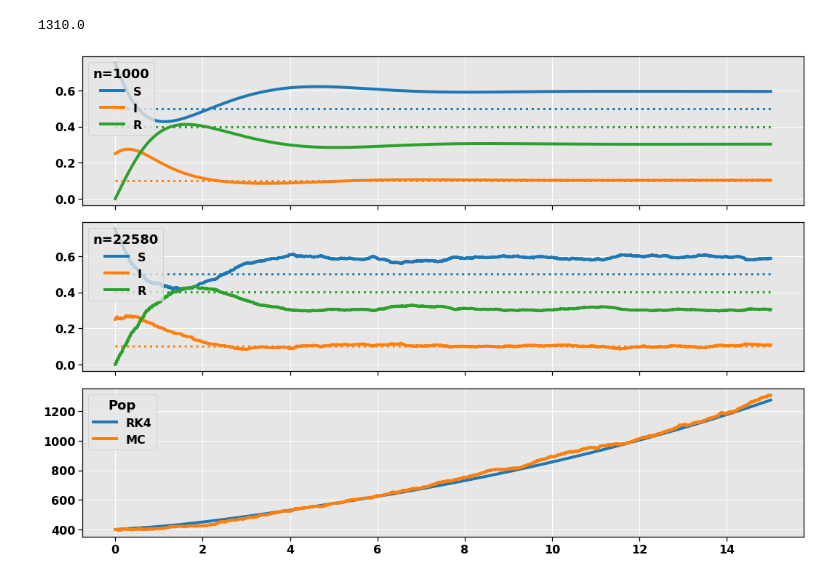
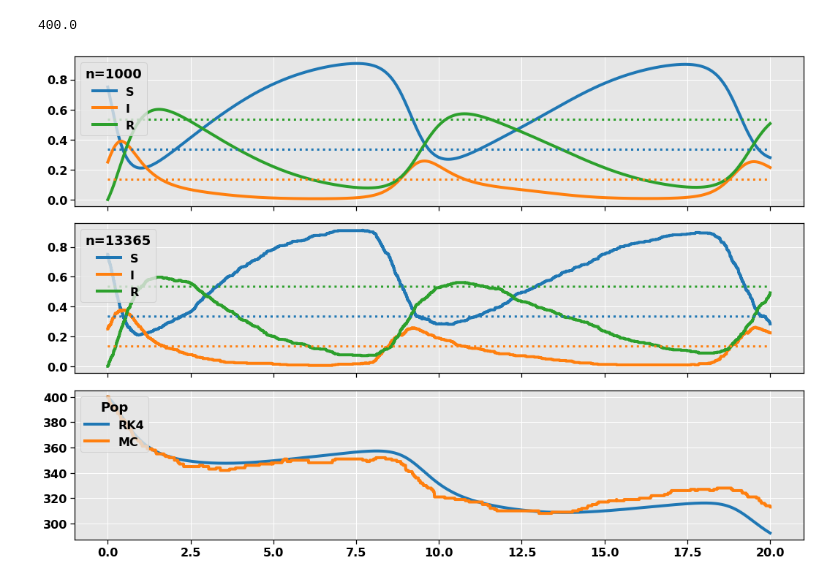
Before and after one commit to fonstelien/FYS4150, a Jupyter notebook: project5/source/project5.ipynb, the cells around one changed output. Saved outputs shown, nothing was run; the diff lists cells and outputs as text; code cells hidden in the pictures.

```diff
--- a/project5/source/project5.ipynb
+++ b/project5/source/project5.ipynb
@@ -179,17 +34,18 @@ class SirsSolver:
 # %%
-tn = 15
+#%%timeit -r 1
+tn = 20
 
 N0 = 400
 I0 = 100
 a = 4
 b = 2
 c = .5
-e = .2
-d = .1
-dI = .2
+e = .02
+d = .01
+dI = .3
 
-#fa = (lambda t: 4 + 2*np.cos((2*np.pi/10)*(t)))
-fa = (lambda t: a)
+fa = (lambda t: 4 + 2*np.cos((2*np.pi/10)*(t)))
+#fa = (lambda t: a)
 #f = (lambda t: .05 + .02*np.cos((2*np.pi/10)*(t)))
 f = (lambda t: .0)
 
@@ -212,34 +68,33 @@ if True:
     ax.plot(solver1.t, np.zeros(n+1) + i, ':', color=COLORS[1], lw=3)
     ax.plot(solver1.t, np.zeros(n+1) + r, ':', color=COLORS[2], lw=3)
 
 
 ax = axes[1]
-n = 1000
 sirs2 = Sirs(N0, I0, fa=fa, b=b, c=c, e=e, d=d, dI=dI, f=f)
 solver2 = SirsSolver(sirs2)
-solver2.run_mc(tn, n, seed=5)
+solver2.run_mc(tn, seed=5)
 S, I, R = solver2.get_fractions()
 
 nt = len(solver2.t)
 ax.plot(solver2.t, S)
 ax.plot(solver2.t, I)
 ax.plot(solver2.t, R)
 ax.legend(['S', 'I', 'R'], title=f'n={nt}', loc='upper left')
 if True:
     s, i, r = sirs2.fractions()
     ax.plot(solver2.t, np.zeros(nt) + s, ':', color=COLORS[0], lw=3)
     ax.plot(solver2.t, np.zeros(nt) + i, ':', color=COLORS[1], lw=3)
     ax.plot(solver2.t, np.zeros(nt) + r, ':', color=COLORS[2], lw=3)
 
 
 ax = axes[2]
 ax.plot(solver1.t, solver1.res['N'])
 ax.plot(solver2.t, solver2.res['N'])
 ax.legend(['RK4', 'MC'], title=f'Pop', loc='upper left')
 print(solver2.res['N'].max())
 
 plt.tight_layout()
 plt.show()
 # %% [output]
-1310.0
+400.0
-[figure, old version]
+[figure, new version]
```
Also changed, not shown: parts of 6 cells of this notebook.
